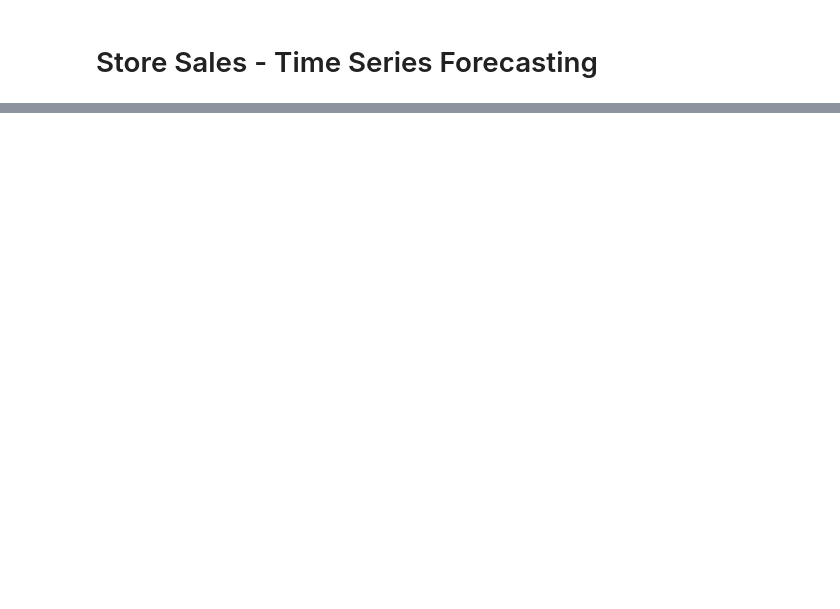
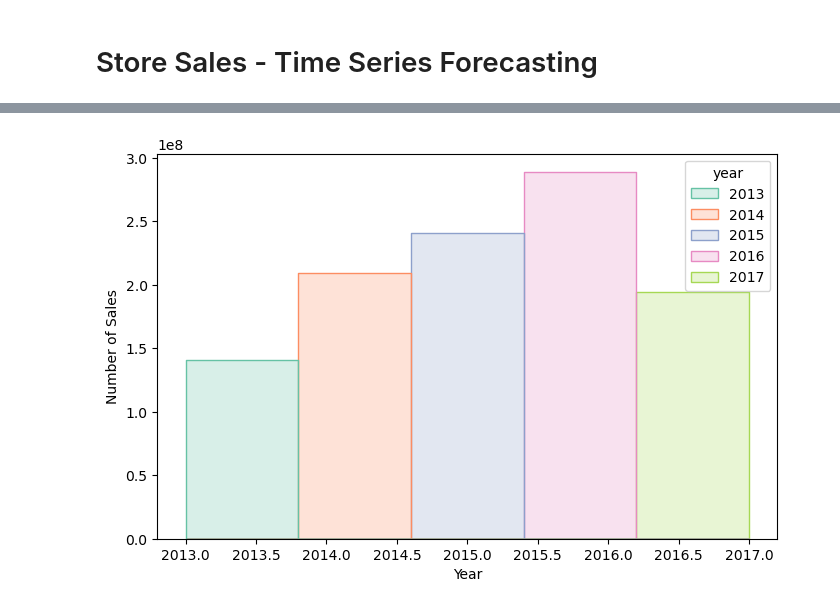
Before and after one commit to Blue00FF/Kaggle_-_Store_Sales_-_Time_Series_Forecasting, a Jupyter notebook: main.ipynb, the cells around one changed output, grey strips where cells are left out. Drawn from its saved outputs; the diff is of its cells as text; code cells hidden in the pictures; blank space fills up the shorter version.

Commit message:
Refactor
Refactored to make changes to train and test data frames in parallel

```diff
--- a/main.ipynb
+++ b/main.ipynb
@@ -504,0 +12,13 @@ KeyError: "['id'] not in index"
+# %%
+type_dict = {
+    "id" : int,
+    "date" : "string",
+    "store_nbr" : int,
+    "family" : "string",
+    "sales" : float,
+    "onpromotion": int
+}
+
+test_df = pd.read_csv("./kaggle/input/store-sales-time-series-forecasting/test.csv", index_col = "id", dtype = type_dict)
+train_df = pd.read_csv("./kaggle/input/store-sales-time-series-forecasting/train.csv", index_col = "id", dtype = type_dict)
+train_df
@@ -504,0 +40,4 @@ KeyError: "['id'] not in index"
+# %%
+train_df = train_df[train_df.apply(lambda x: x["sales"]>0, axis=1)]
+train_df.reset_index(inplace=True, drop=True)
+train_df
@@ -504,0 +58,4 @@ KeyError: "['id'] not in index"
+# %%
+test_df["date"] = pd.to_datetime(test_df["date"])
+train_df["date"] = pd.to_datetime(train_df["date"])
+train_df.info()
@@ -504,0 +80,10 @@ KeyError: "['id'] not in index"
+# %%
+train_df["year"] = train_df.apply(lambda x: x["date"].year, axis=1)
+train_df["month"] = train_df.apply(lambda x: x["date"].month, axis=1)
+train_df["day of month"] = train_df.apply(lambda x: x["date"].day, axis=1)
+train_df["day of week"] = train_df.apply(lambda x: x["date"].weekday(), axis=1)
+test_df["year"] = test_df.apply(lambda x: x["date"].year, axis=1)
+test_df["month"] = test_df.apply(lambda x: x["date"].month, axis=1)
+test_df["day of month"] = test_df.apply(lambda x: x["date"].day, axis=1)
+test_df["day of week"] = test_df.apply(lambda x: x["date"].weekday(), axis=1)
+test_df
@@ -504,0 +125,7 @@ KeyError: "['id'] not in index"
+# %%
+fig, ax = plt.subplots(figsize=(8, 5))
+sns.histplot(data=train_df, x="year", weights="sales", bins=5, ax=ax, element="step", hue="year", palette="Set2")
+ax.set(xlabel="Year", ylabel="Number of Sales")
+plt.show()
+# %% [output]
+[figure, added]
```
Also changed, not shown: parts of 51 cells of this notebook.
